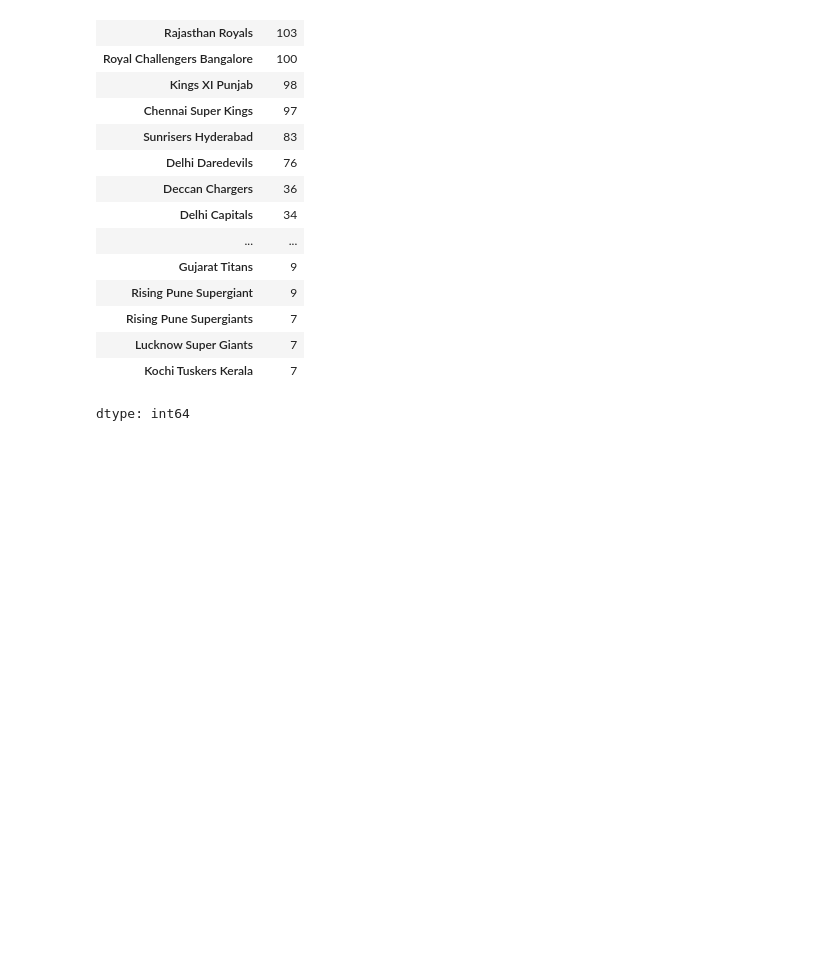
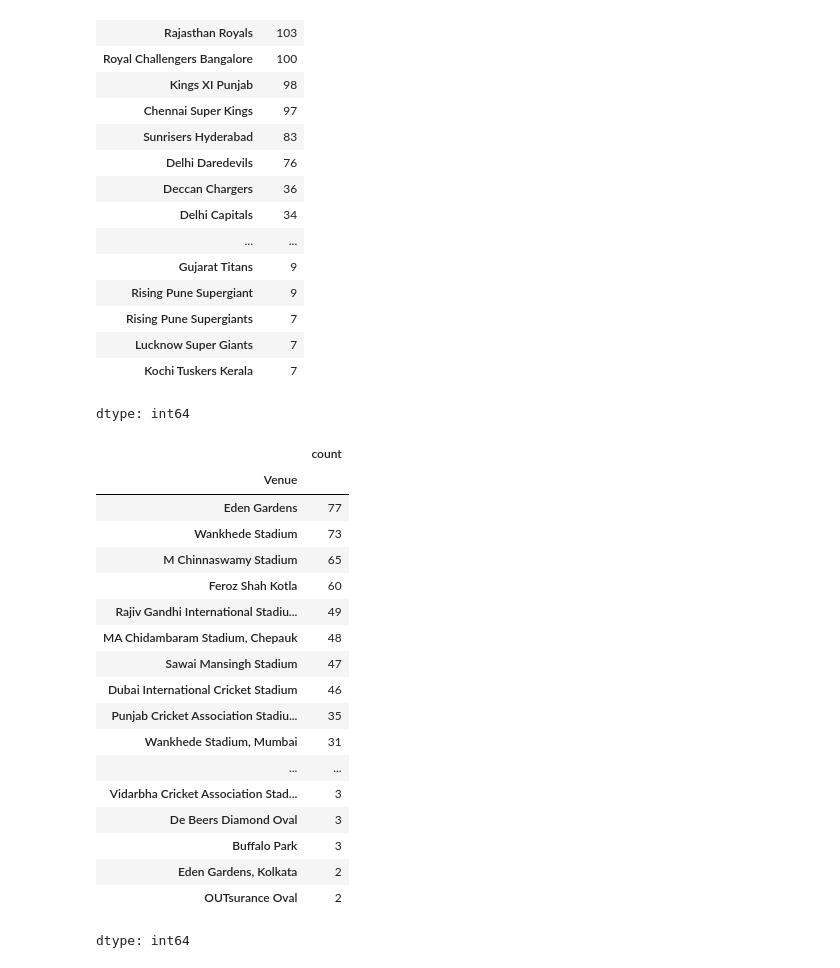
Before and after one commit to birusolankar/EXPLORATORY-DATA-ANALYSIS, a Jupyter notebook: IPL_EDA.ipynb, the cells around one changed output. Drawn from its saved outputs; the diff is of its cells as text; code cells hidden in the pictures; blank space fills up the shorter version.

```diff
--- a/IPL_EDA.ipynb
+++ b/IPL_EDA.ipynb
@@ -119,3 +121,26 @@ ipl['Team2'].value_counts()
 | Lucknow Super Giants | 7 |
 | Kochi Tuskers Kerala | 7 |
 dtype: int64
+# %%
+# number of matches played in each ground
+ipl['Venue'].value_counts()
+# %% [output]
+|  | count |
+| Venue |  |
+| Eden Gardens | 77 |
+| Wankhede Stadium | 73 |
+| M Chinnaswamy Stadium | 65 |
+| Feroz Shah Kotla | 60 |
+| Rajiv Gandhi International Stadiu... | 49 |
+| MA Chidambaram Stadium, Chepauk | 48 |
+| Sawai Mansingh Stadium | 47 |
+| Dubai International Cricket Stadium | 46 |
+| Punjab Cricket Association Stadiu... | 35 |
+| Wankhede Stadium, Mumbai | 31 |
+| ... | ... |
+| Vidarbha Cricket Association Stad... | 3 |
+| De Beers Diamond Oval | 3 |
+| Buffalo Park | 3 |
+| Eden Gardens, Kolkata | 2 |
+| OUTsurance Oval | 2 |
+dtype: int64
```
Also changed, not shown: parts of 3 cells of this notebook.
